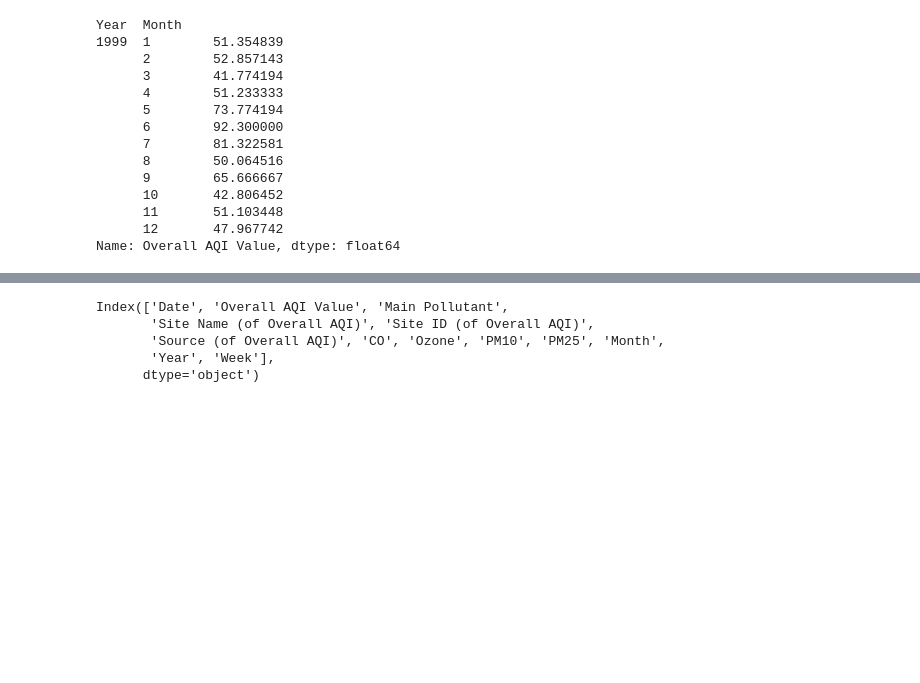
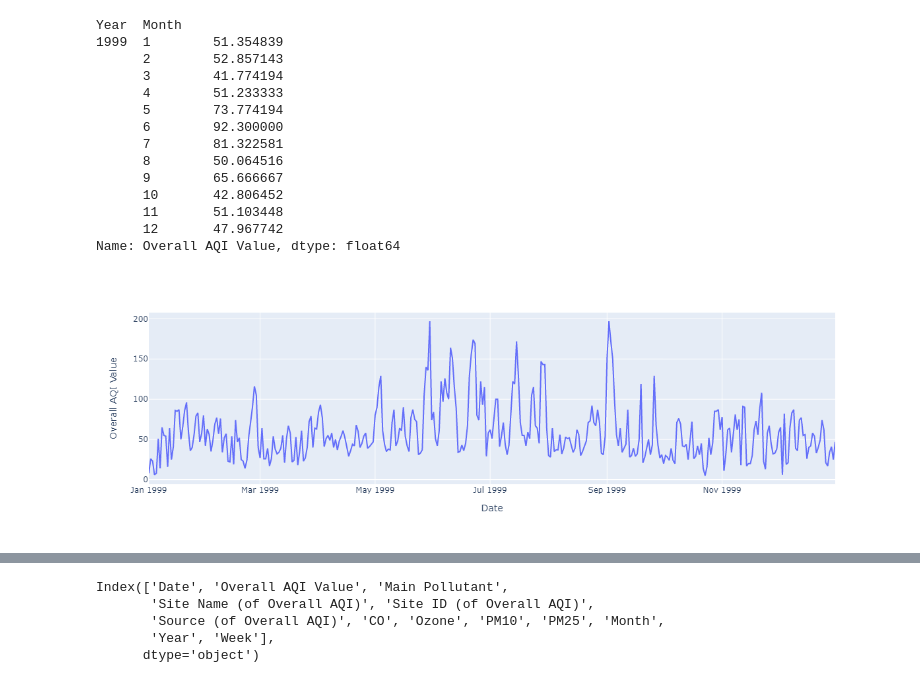
Before and after one commit to tyg3rr/Scribbles, a Jupyter notebook: Climate II .ipynb, the cells around one changed output, grey strips where cells are left out. Cells and saved outputs as stored; diff of their text form; code cells hidden in the pictures; blank space fills up the shorter version.

```diff
--- a/Climate II .ipynb
+++ b/Climate II .ipynb
@@ -101,7 +103,9 @@ Year  Month
       12       47.967742
 Name: Overall AQI Value, dtype: float64
 # %%
-px.line(df, x='Date',y='Overall AQI Value')
+px.line(df, x='Date',y='Overall AQI Value', width=1200, height=400).show('png')
+# %% [output]
+[figure, added]
 # %%
 df['Ozone'] = df['Ozone'].apply(lambda x: 0 if x == '.' else int(x))
 # %%
```
Also changed, not shown: parts of 5 cells of this notebook.
